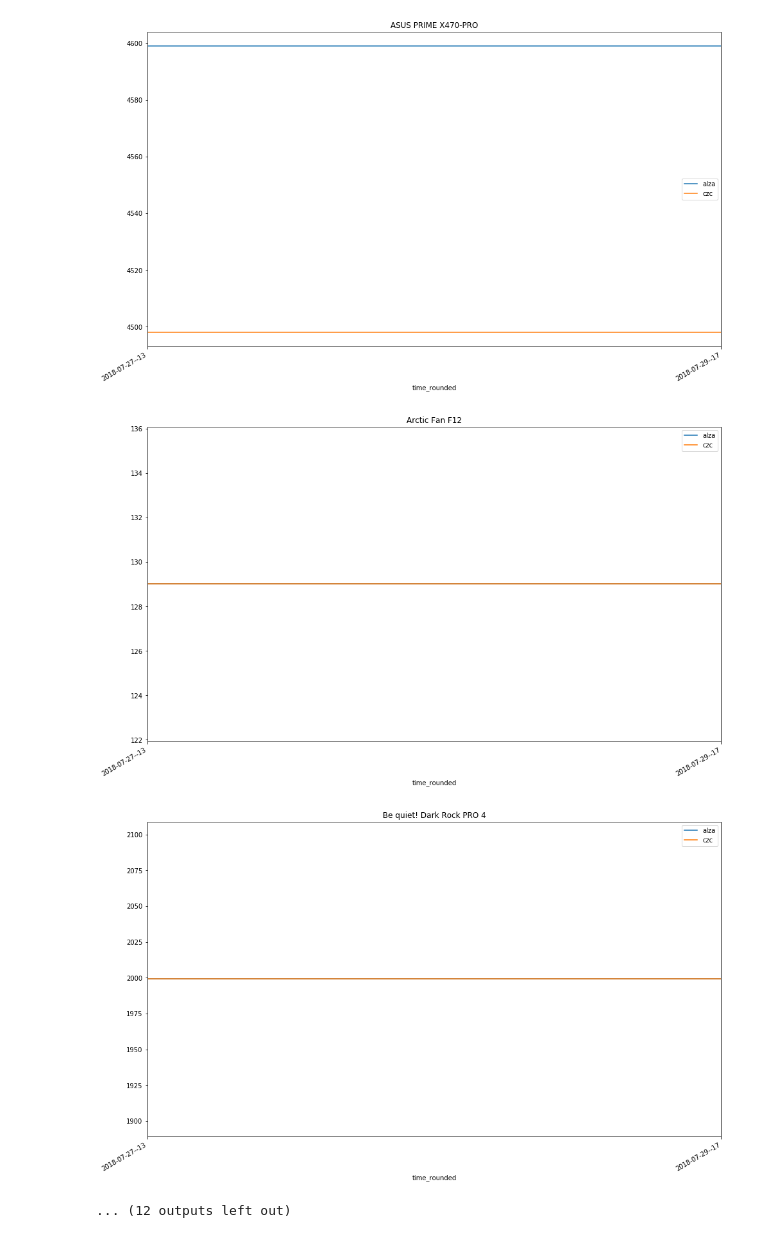
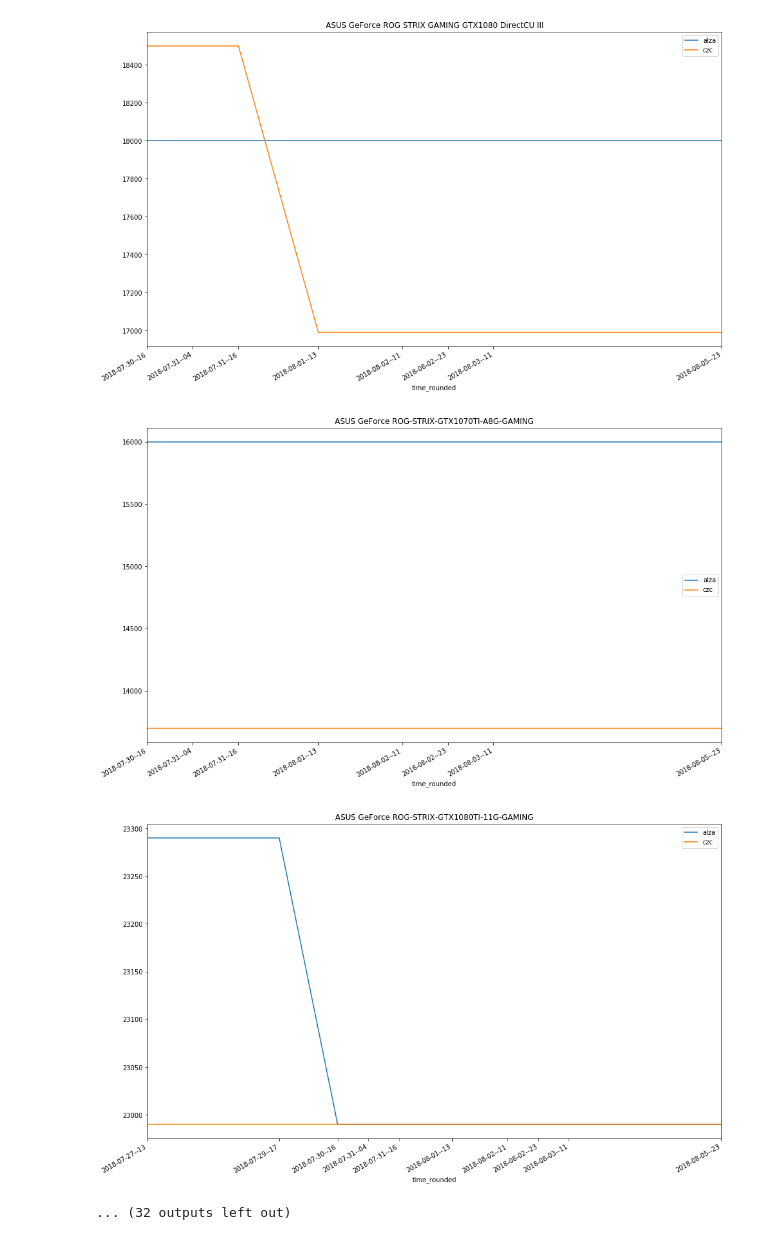
Before and after one commit to racinmat/prices-crawler, a Jupyter notebook: graphs.ipynb, the cells around one changed output. Saved outputs shown, nothing was run; the diff lists cells and outputs as text; code cells hidden in the pictures.

```diff
--- a/graphs.ipynb
+++ b/graphs.ipynb
@@ -8,7 +9,8 @@ import matplotlib.dates as mdates
 prices = pd.read_csv('prices.csv')
 # %%
 prices['time'] = pd.to_datetime(prices['time'])
-prices['time_rounded'] = prices['time'].apply(lambda dt: datetime.datetime(dt.year, dt.month, dt.day, dt.hour))
+prices['time_rounded'] = prices['time'].apply(lambda dt: np.datetime64(datetime.datetime(dt.year, dt.month, dt.day, dt.hour), 's'))
+prices = prices.dropna(axis='rows', subset=['price'])
 prices = prices.drop_duplicates(['product', 'shop', 'time_rounded'])
 # %%
 prices.head()
@@ -27,5 +38,6 @@ for label, grp in prices.groupby('product'):
         product.plot(x='time_rounded', y='price', ax=ax, label=shop_name)
     plt.xticks(grp['time_rounded'].unique(), grp['time_rounded'].unique())
     ax.xaxis.set_major_formatter(mdates.DateFormatter('%Y-%m-%d--%H'))
+    fig.autofmt_xdate()
     plt.show()
 # %% [output]
@@ -41,7 +53,7 @@ for label, grp in prices.groupby('product'):
-[figure, old version]
+[figure, new version]
-[figure, old version]
+[figure, new version]
-[figure, old version]
+[figure, new version]
-... (12 outputs left out)
+... (32 outputs left out)
 # %%
 # Intel build
 intel_components = [
```
Also changed, not shown: parts of 11 cells of this notebook, 1 other file.
